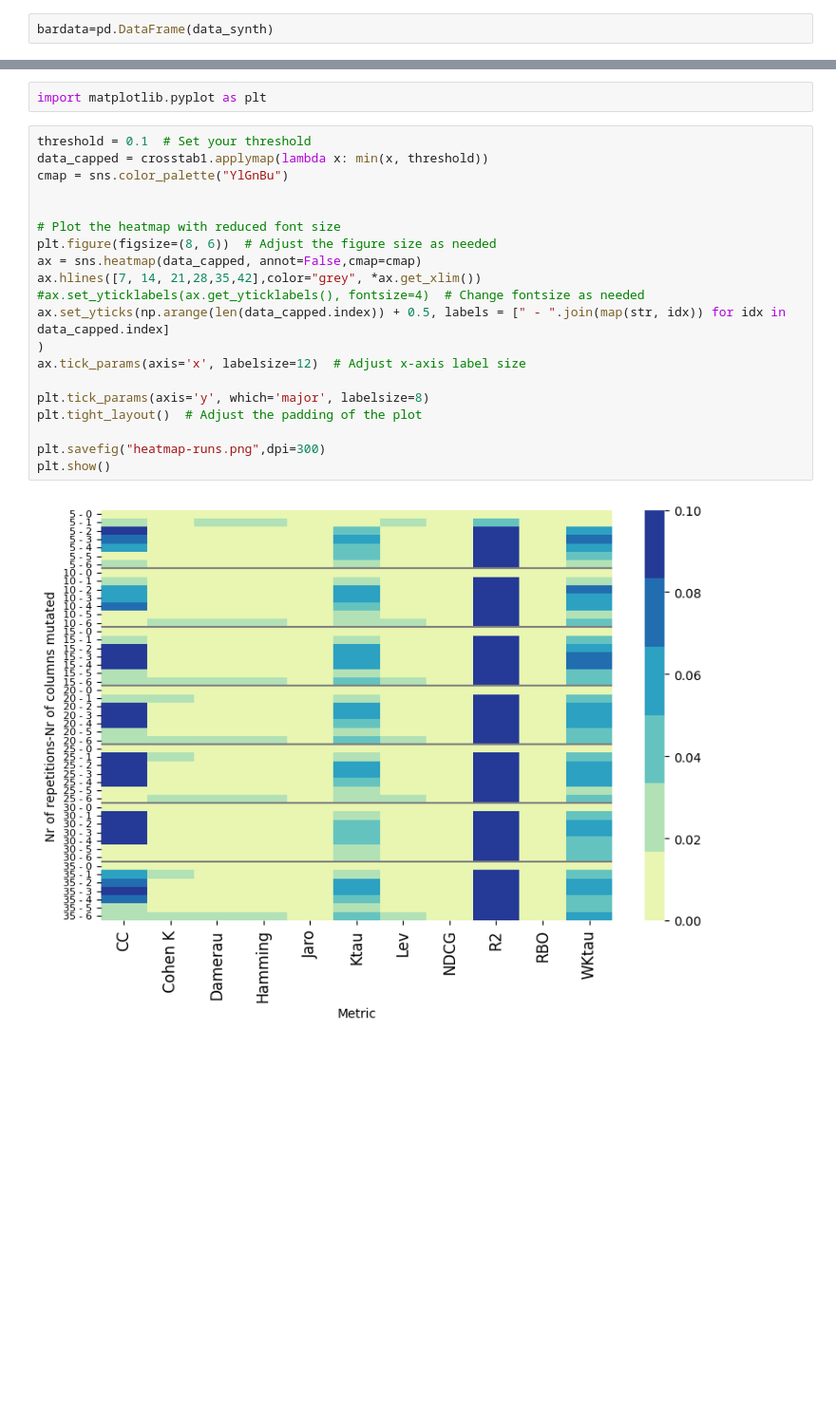
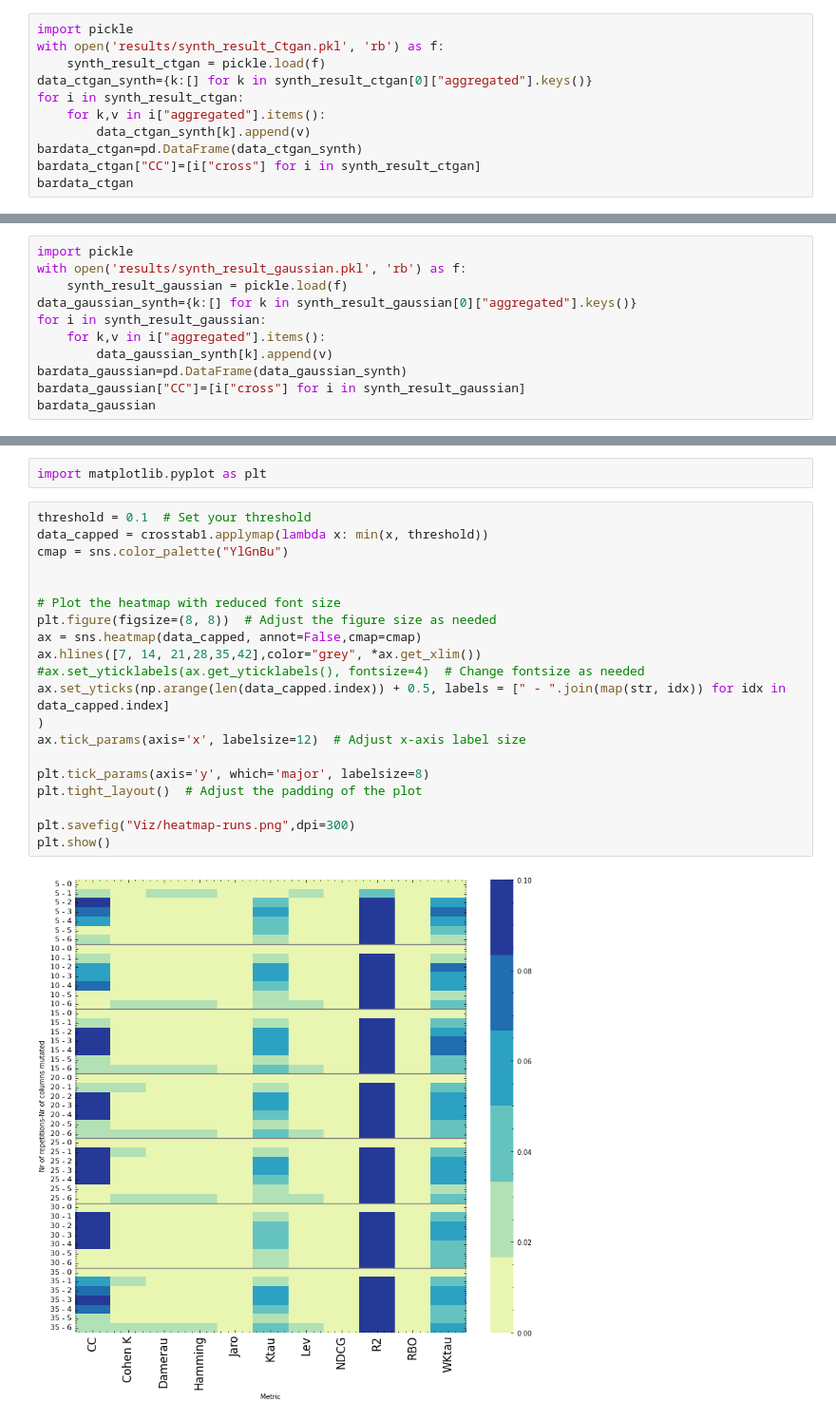
Before and after one commit to joofio/tabular-dataset-similarity, a Jupyter notebook: Final - Viz.ipynb, the cells around one changed output, grey strips where cells are left out. Shown at 95% size. Saved outputs shown, nothing was run; the diff lists cells and outputs as text; blank space fills up the shorter version.

```diff
--- a/Final - Viz.ipynb
+++ b/Final - Viz.ipynb
@@ -502,2 +510,11 @@ for i in synth_result:
 # %%
-bardata=pd.DataFrame(data_synth)
+import pickle
+with open('results/synth_result_Ctgan.pkl', 'rb') as f:
+    synth_result_ctgan = pickle.load(f)
+data_ctgan_synth={k:[] for k in synth_result_ctgan[0]["aggregated"].keys()}
+for i in synth_result_ctgan:
+    for k,v in i["aggregated"].items():
+        data_ctgan_synth[k].append(v)
+bardata_ctgan=pd.DataFrame(data_ctgan_synth)
+bardata_ctgan["CC"]=[i["cross"] for i in synth_result_ctgan]
+bardata_ctgan
@@ -519,0 +528,11 @@ fig.savefig("Viz/synthetic.png")
+# %%
+import pickle
+with open('results/synth_result_gaussian.pkl', 'rb') as f:
+    synth_result_gaussian = pickle.load(f)
+data_gaussian_synth={k:[] for k in synth_result_gaussian[0]["aggregated"].keys()}
+for i in synth_result_gaussian:
+    for k,v in i["aggregated"].items():
+        data_gaussian_synth[k].append(v)
+bardata_gaussian=pd.DataFrame(data_gaussian_synth)
+bardata_gaussian["CC"]=[i["cross"] for i in synth_result_gaussian]
+bardata_gaussian
@@ -641,22 +802,22 @@ import matplotlib.pyplot as plt
 # %%
 threshold = 0.1  # Set your threshold
 data_capped = crosstab1.applymap(lambda x: min(x, threshold))
 cmap = sns.color_palette("YlGnBu")
 
 
 # Plot the heatmap with reduced font size
-plt.figure(figsize=(8, 6))  # Adjust the figure size as needed
+plt.figure(figsize=(8, 8))  # Adjust the figure size as needed
 ax = sns.heatmap(data_capped, annot=False,cmap=cmap)
 ax.hlines([7, 14, 21,28,35,42],color="grey", *ax.get_xlim())
 #ax.set_yticklabels(ax.get_yticklabels(), fontsize=4)  # Change fontsize as needed
 ax.set_yticks(np.arange(len(data_capped.index)) + 0.5, labels = [" - ".join(map(str, idx)) for idx in data_capped.index]
 )
 ax.tick_params(axis='x', labelsize=12)  # Adjust x-axis label size
 
 plt.tick_params(axis='y', which='major', labelsize=8)
 plt.tight_layout()  # Adjust the padding of the plot
 
-plt.savefig("heatmap-runs.png",dpi=300)
+plt.savefig("Viz/heatmap-runs.png",dpi=300)
 plt.show()
 # %% [output]
-[figure, old version]
+[figure, new version]
```
Also changed, not shown: parts of 15 cells of this notebook, 30 other files.
